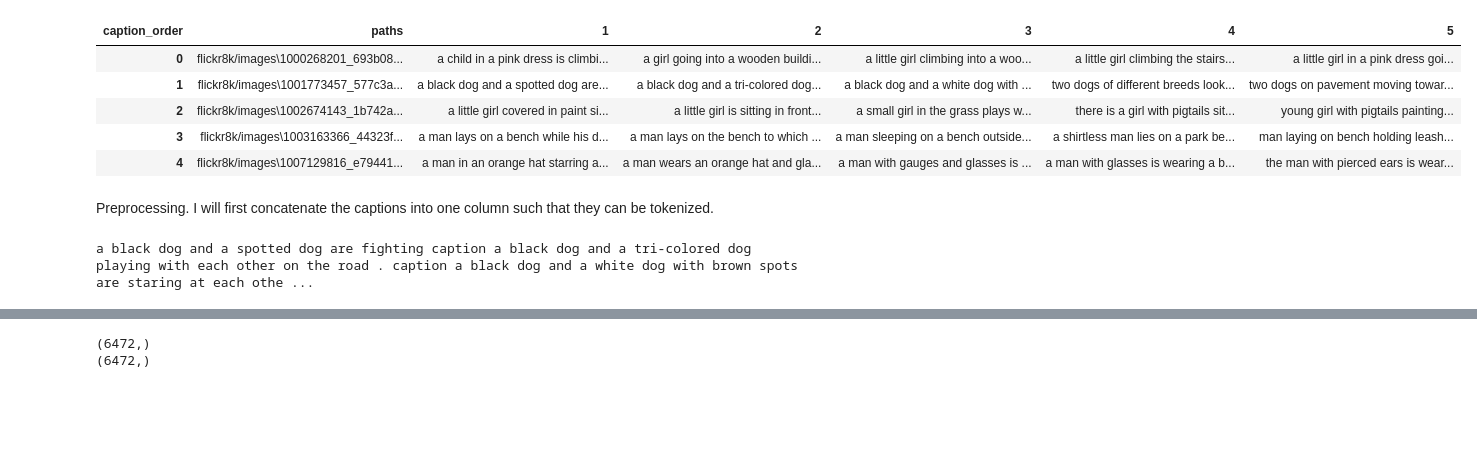
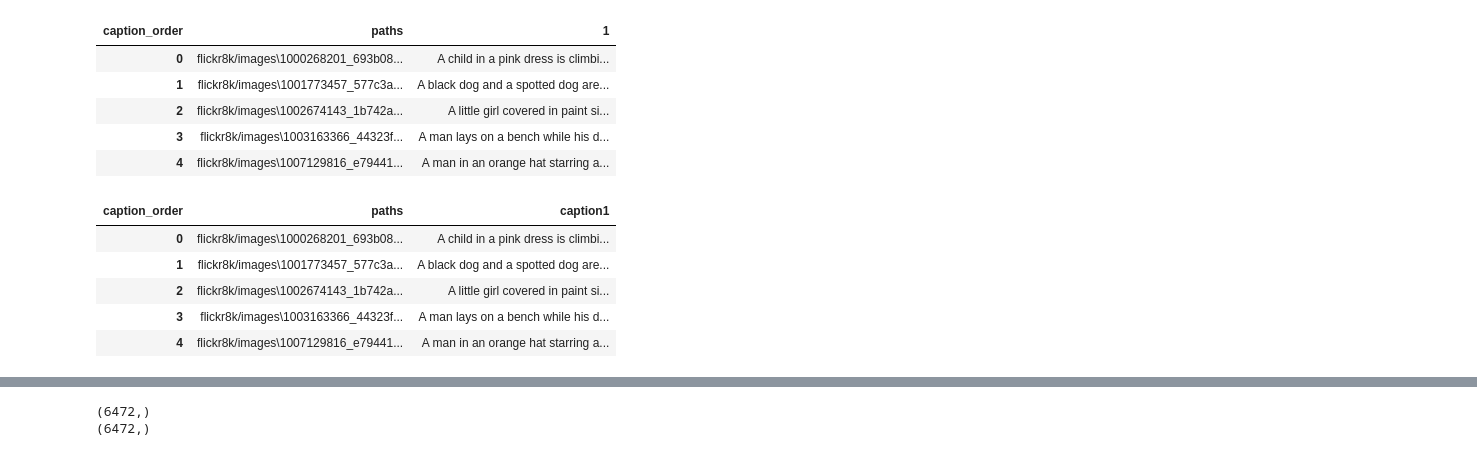
Before and after one commit to ananyachattoraj/capstone, a Jupyter notebook: Modeling.ipynb, the cells around one changed output, grey strips where cells are left out. Cells and saved outputs as stored; diff of their text form; code cells hidden in the pictures; blank space fills up the shorter version.

Commit message:
simplified + separated captions into dfs

```diff
--- a/Modeling.ipynb
+++ b/Modeling.ipynb
@@ -10,14 +10,12 @@ from keras.preprocessing.text import Tokenizer
 from keras.applications.vgg16 import preprocess_input
 from sklearn.model_selection import train_test_split
 # %%
-df = pd.read_pickle('captions_by_path')
-df.head()
+df1 = pd.read_pickle('caption1')
+df1.head()
 # %% [output]
-| caption_order | paths | 1 | 2 | 3 | 4 | 5 |
-| 0 | flickr8k/images\1000268201_693b08... | a child in a pink dress is climbi... | a girl going into a wooden buildi... | a little girl climbing into a woo... | a little girl climbing the stairs... | a little girl in a pink dress goi... |
-| 1 | flickr8k/images\1001773457_577c3a... | a black dog and a spotted dog are... | a black dog and a tri-colored dog... | a black dog and a white dog with ... | two dogs of different breeds look... | two dogs on pavement moving towar... |
-| 2 | flickr8k/images\1002674143_1b742a... | a little girl covered in paint si... | a little girl is sitting in front... | a small girl in the grass plays w... | there is a girl with pigtails sit... | young girl with pigtails painting... |
-| 3 | flickr8k/images\1003163366_44323f... | a man lays on a bench while his d... | a man lays on the bench to which ... | a man sleeping on a bench outside... | a shirtless man lies on a park be... | man laying on bench holding leash... |
-| 4 | flickr8k/images\1007129816_e79441... | a man in an orange hat starring a... | a man wears an orange hat and gla... | a man with gauges and glasses is ... | a man with glasses is wearing a b... | the man with pierced ears is wear... |
+| caption_order | paths | 1 |
+| 0 | flickr8k/images\1000268201_693b08... | A child in a pink dress is climbi... |
+| 1 | flickr8k/images\1001773457_577c3a... | A black dog and a spotted dog are... |
+| 2 | flickr8k/images\1002674143_1b742a... | A little girl covered in paint si... |
+| 3 | flickr8k/images\1003163366_44323f... | A man lays on a bench while his d... |
+| 4 | flickr8k/images\1007129816_e79441... | A man in an orange hat starring a... |
-# %% [markdown]
-Preprocessing. I will first concatenate the captions into one column such that they can be tokenized.
@@ -26,5 +22,11 @@ df['concated'] = df[[1,2,3,4,5]].apply(lambda row: ' caption '.join(row), axis=1
-# %%
-print(df['concated'].loc[1])
-# %% [output]
-a black dog and a spotted dog are fighting caption a black dog and a tri-colored dog playing with each other on the road . caption a black dog and a white dog with brown spots are staring at each othe ...
+# %%
+df1.rename(columns={1:'caption1'},inplace=True)
+df1.head()
+# %% [output]
+| caption_order | paths | caption1 |
+| 0 | flickr8k/images\1000268201_693b08... | A child in a pink dress is climbi... |
+| 1 | flickr8k/images\1001773457_577c3a... | A black dog and a spotted dog are... |
+| 2 | flickr8k/images\1002674143_1b742a... | A little girl covered in paint si... |
+| 3 | flickr8k/images\1003163366_44323f... | A man lays on a bench while his d... |
+| 4 | flickr8k/images\1007129816_e79441... | A man in an orange hat starring a... |
 # %%
```
Also changed, not shown: parts of 10 cells of this notebook, 7 other files.
